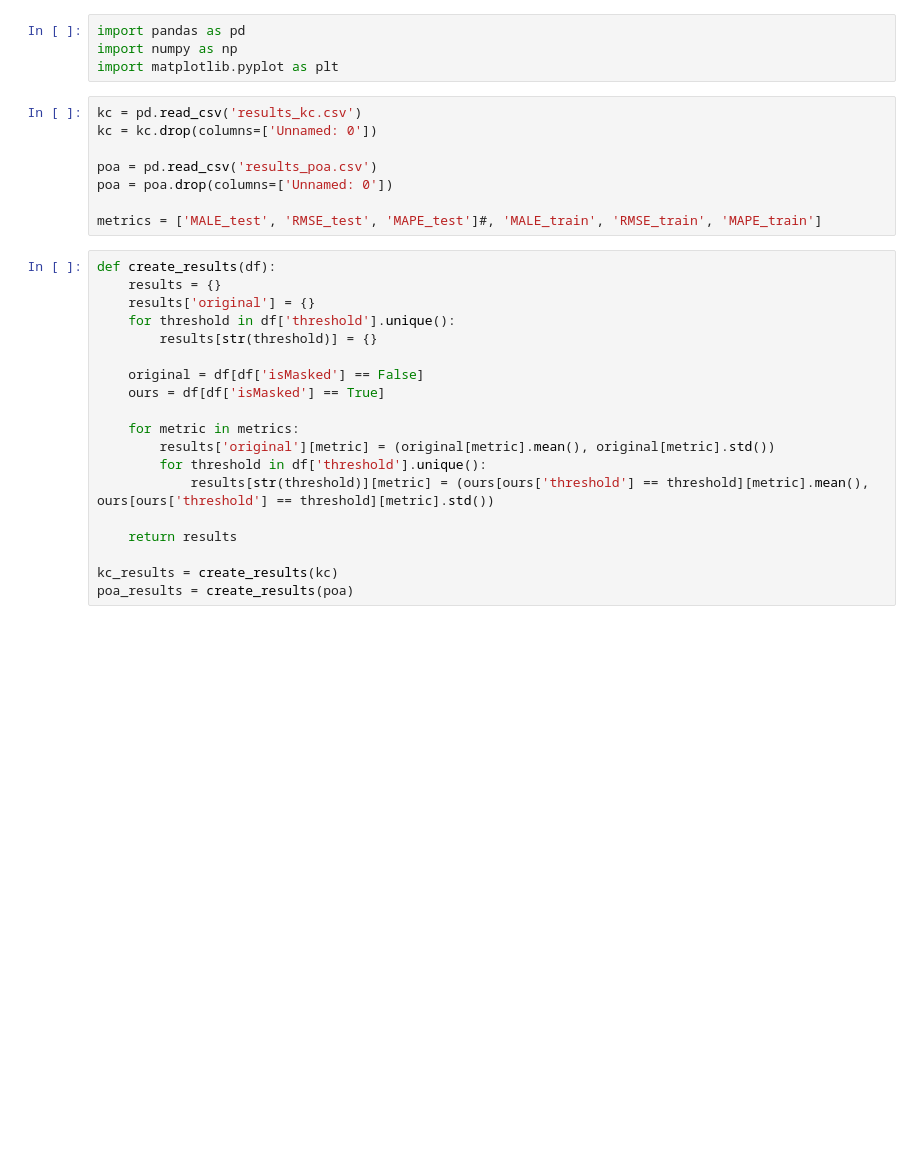
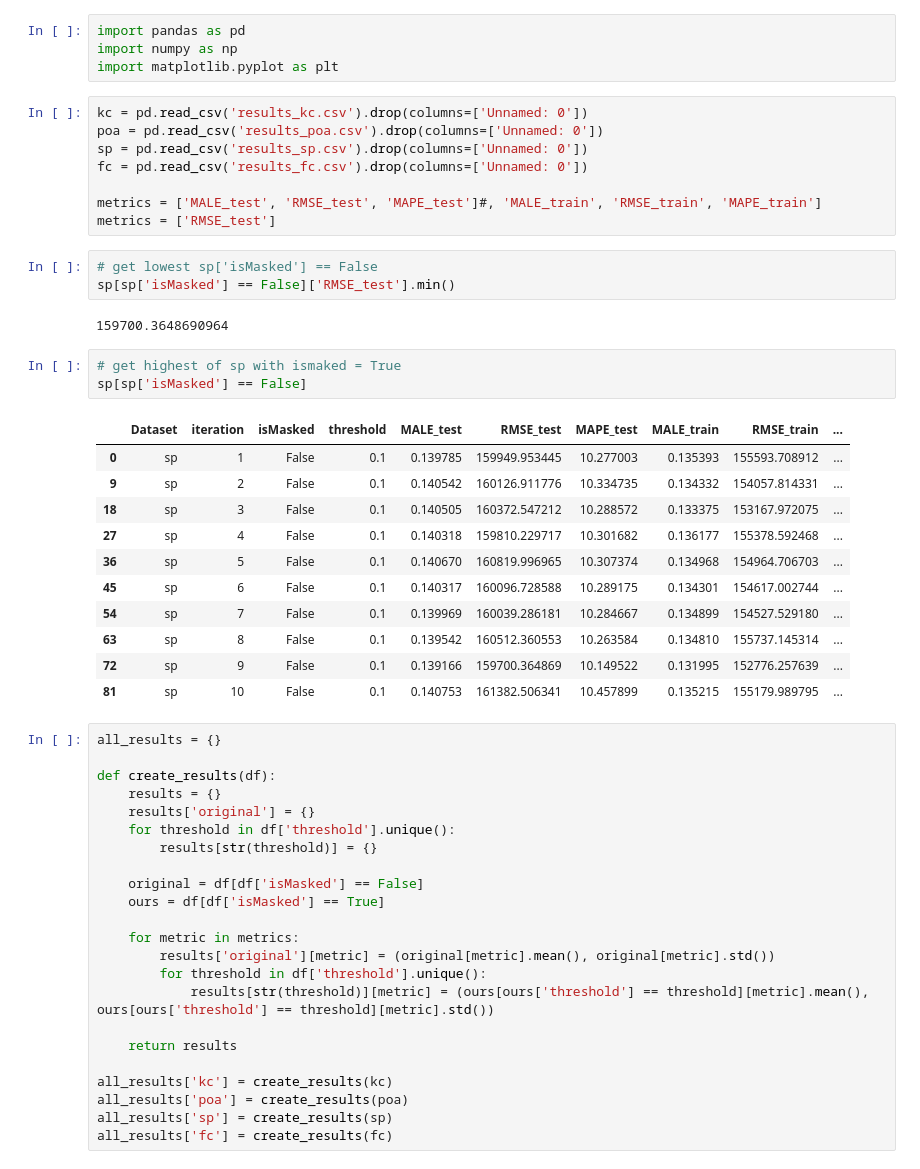
Before and after one commit to ponseko/UC_Project_HPP, a Jupyter notebook: results/results.ipynb, the cells around one changed output. Saved outputs shown, nothing was run; the diff lists cells and outputs as text; blank space fills up the shorter version.

```diff
--- a/results/results.ipynb
+++ b/results/results.ipynb
@@ -3,14 +3,36 @@ import pandas as pd
 import numpy as np
 import matplotlib.pyplot as plt
 # %%
-kc = pd.read_csv('results_kc.csv')
-kc = kc.drop(columns=['Unnamed: 0'])
-
-poa = pd.read_csv('results_poa.csv')
-poa = poa.drop(columns=['Unnamed: 0'])
+kc = pd.read_csv('results_kc.csv').drop(columns=['Unnamed: 0'])
+poa = pd.read_csv('results_poa.csv').drop(columns=['Unnamed: 0'])
+sp = pd.read_csv('results_sp.csv').drop(columns=['Unnamed: 0'])
+fc = pd.read_csv('results_fc.csv').drop(columns=['Unnamed: 0'])
 
 metrics = ['MALE_test', 'RMSE_test', 'MAPE_test']#, 'MALE_train', 'RMSE_train', 'MAPE_train']
+metrics = ['RMSE_test']
+# %%
+# get lowest sp['isMasked'] == False
+sp[sp['isMasked'] == False]['RMSE_test'].min()
+# %% [output]
+159700.3648690964
+# %%
+# get highest of sp with ismaked = True
+sp[sp['isMasked'] == False]
+# %% [output]
+|  | Dataset | iteration | isMasked | threshold | MALE_test | RMSE_test | MAPE_test | MALE_train | RMSE_train | ... |
+| 0 | sp | 1 | False | 0.1 | 0.139785 | 159949.953445 | 10.277003 | 0.135393 | 155593.708912 | ... |
+| 9 | sp | 2 | False | 0.1 | 0.140542 | 160126.911776 | 10.334735 | 0.134332 | 154057.814331 | ... |
+| 18 | sp | 3 | False | 0.1 | 0.140505 | 160372.547212 | 10.288572 | 0.133375 | 153167.972075 | ... |
+| 27 | sp | 4 | False | 0.1 | 0.140318 | 159810.229717 | 10.301682 | 0.136177 | 155378.592468 | ... |
+| 36 | sp | 5 | False | 0.1 | 0.140670 | 160819.996965 | 10.307374 | 0.134968 | 154964.706703 | ... |
+| 45 | sp | 6 | False | 0.1 | 0.140317 | 160096.728588 | 10.289175 | 0.134301 | 154617.002744 | ... |
+| 54 | sp | 7 | False | 0.1 | 0.139969 | 160039.286181 | 10.284667 | 0.134899 | 154527.529180 | ... |
+| 63 | sp | 8 | False | 0.1 | 0.139542 | 160512.360553 | 10.263584 | 0.134810 | 155737.145314 | ... |
+| 72 | sp | 9 | False | 0.1 | 0.139166 | 159700.364869 | 10.149522 | 0.131995 | 152776.257639 | ... |
+| 81 | sp | 10 | False | 0.1 | 0.140753 | 161382.506341 | 10.457899 | 0.135215 | 155179.989795 | ... |
 # %%
+all_results = {}
+
 def create_results(df):
     results = {}
     results['original'] = {}
@@ -27,5 +49,7 @@ def create_results(df):
 
     return results
 
-kc_results = create_results(kc)
-poa_results = create_results(poa)
+all_results['kc'] = create_results(kc)
+all_results['poa'] = create_results(poa)
+all_results['sp'] = create_results(sp)
+all_results['fc'] = create_results(fc)
```
Also changed, not shown: parts of 2 cells of this notebook, 15 other files.
